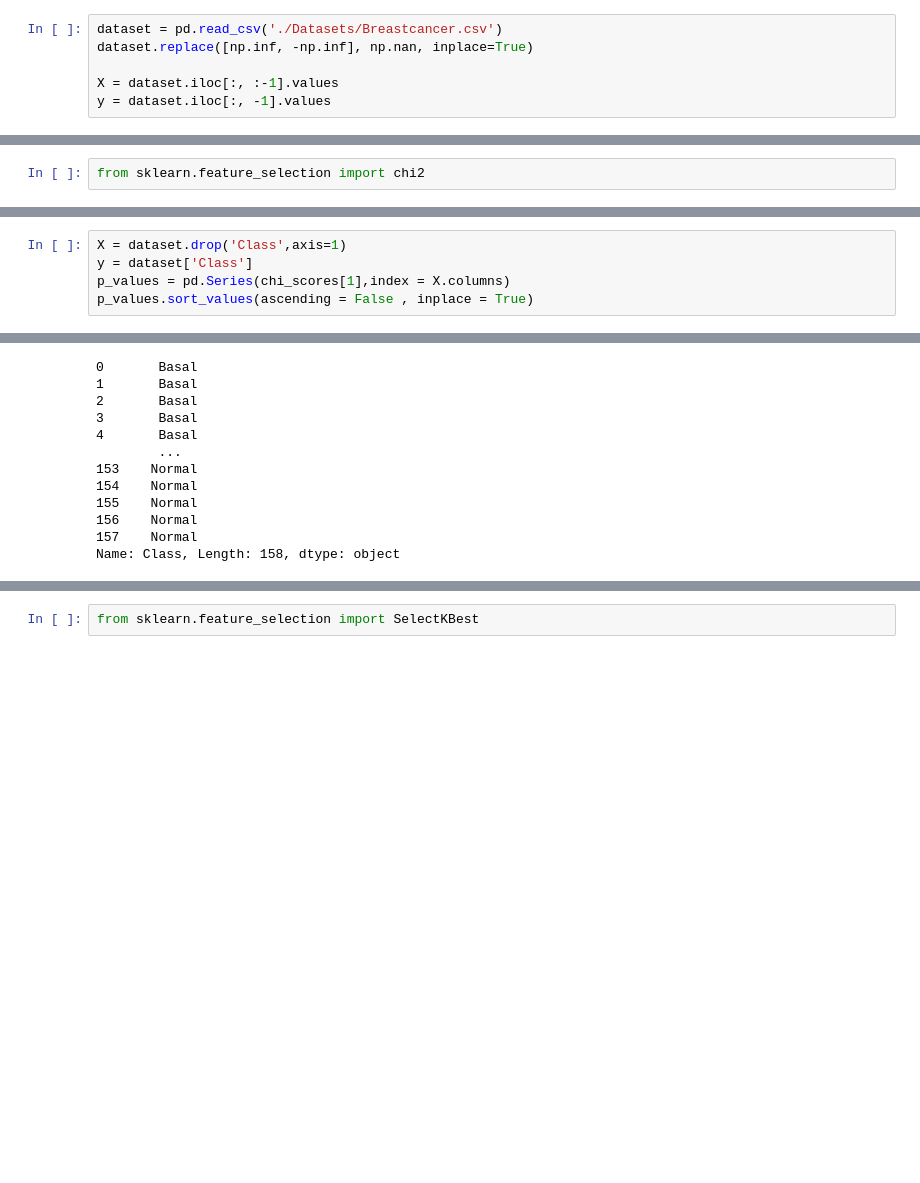
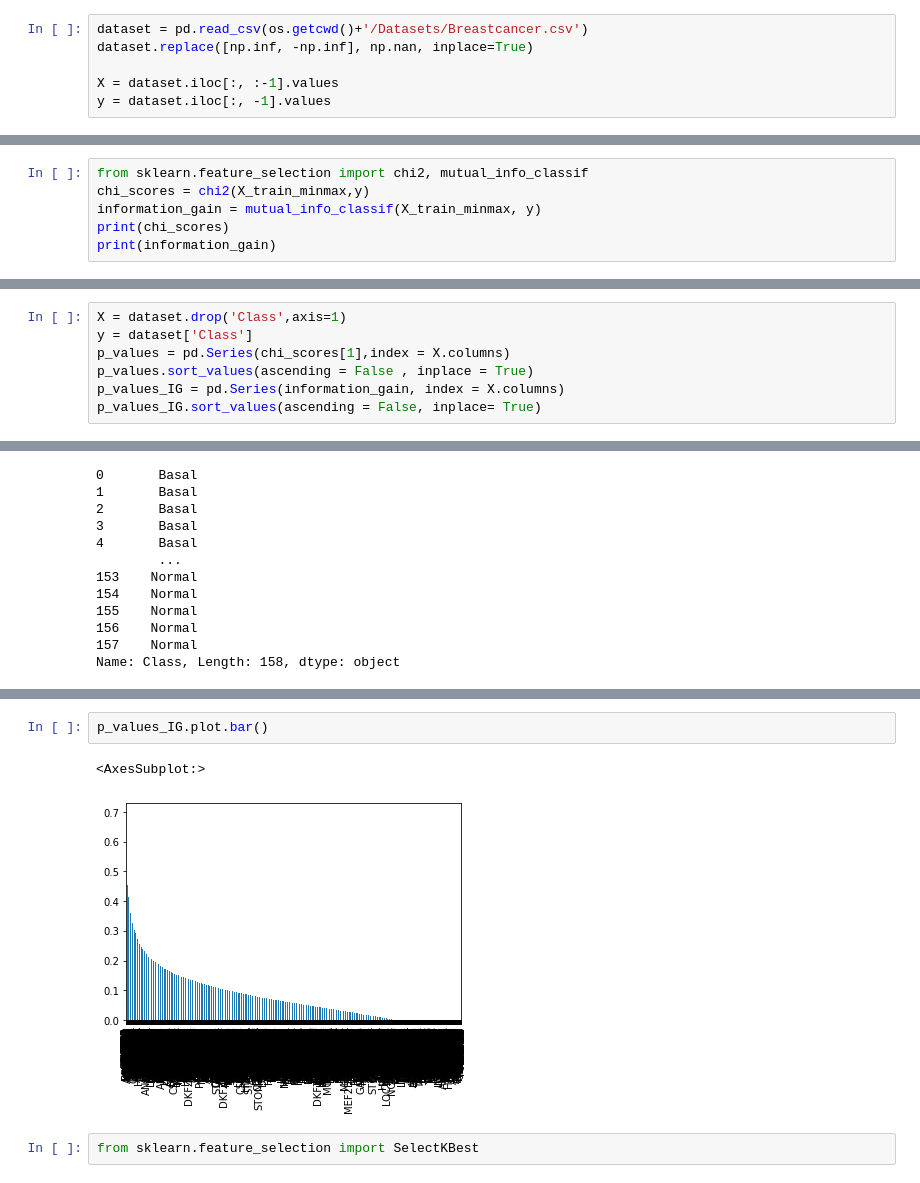
Before and after one commit to danialebrat/Comp_8740, a Jupyter notebook: Assignment_3/chi-square.ipynb, the cells around one changed output, grey strips where cells are left out. Drawn from its saved outputs; the diff is of its cells as text; blank space fills up the shorter version.

```diff
--- a/Assignment_3/chi-square.ipynb
+++ b/Assignment_3/chi-square.ipynb
@@ -10,5 +14,5 @@ import pandas as pd
 # %%
-dataset = pd.read_csv('./Datasets/Breastcancer.csv')
+dataset = pd.read_csv(os.getcwd()+'/Datasets/Breastcancer.csv')
 dataset.replace([np.inf, -np.inf], np.nan, inplace=True)
 
 X = dataset.iloc[:, :-1].values
@@ -59,2 +69,6 @@ X_train_minmax = min_max_scaler.fit_transform(X)
 # %%
-from sklearn.feature_selection import chi2
+from sklearn.feature_selection import chi2, mutual_info_classif
+chi_scores = chi2(X_train_minmax,y)
+information_gain = mutual_info_classif(X_train_minmax, y)
+print(chi_scores)
+print(information_gain)
@@ -70,6 +88,8 @@ X = dataset.drop('Class',axis=1)
 y = dataset['Class']
 p_values = pd.Series(chi_scores[1],index = X.columns)
 p_values.sort_values(ascending = False , inplace = True)
+p_values_IG = pd.Series(information_gain, index = X.columns)
+p_values_IG.sort_values(ascending = False, inplace= True)
 # %%
 print(y)
 # %% [output]
@@ -91,3 +114,8 @@ p_values.plot.bar()
+# %%
+p_values_IG.plot.bar()
+# %% [output]
+<AxesSubplot:>
+[figure, added]
 # %%
 from sklearn.feature_selection import SelectKBest
 # %%
```
Also changed, not shown: parts of 19 cells of this notebook, 1 other file.
